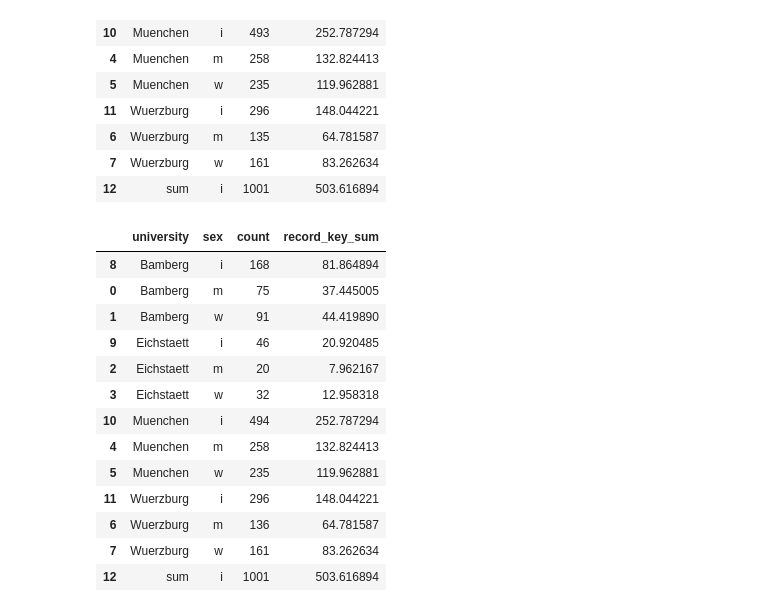
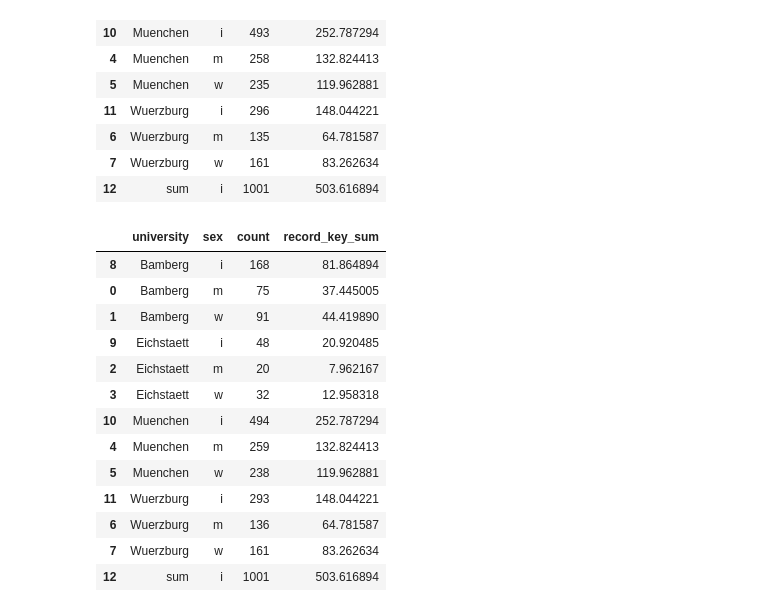
Before and after one commit to JoshuaSimon/Cell-Key-Method, a Jupyter notebook: src/ckm.ipynb, the cells around one changed output. Saved outputs shown, nothing was run; the diff lists cells and outputs as text; code cells hidden in the pictures.

```diff
--- a/src/ckm.ipynb
+++ b/src/ckm.ipynb
@@ -345,21 +345,21 @@ table_data2
 # %%
 overlayed_data2 = apply_ckm(
     table_data2, OVERLAY_MATRIX, CHANGE_VECTOR,
-    ["count"], ["record_key_sum"], seed=42, p=[0.45]
+    ["count"], ["record_key_sum"], seed=42, p=[0]
 )
 overlayed_data2
 # %% [output]
 |  | university | sex | count | record_key_sum |
 | 8 | Bamberg | i | 168 | 81.864894 |
 | 0 | Bamberg | m | 75 | 37.445005 |
 | 1 | Bamberg | w | 91 | 44.419890 |
-| 9 | Eichstaett | i | 46 | 20.920485 |
+| 9 | Eichstaett | i | 48 | 20.920485 |
 | 2 | Eichstaett | m | 20 | 7.962167 |
 | 3 | Eichstaett | w | 32 | 12.958318 |
 | 10 | Muenchen | i | 494 | 252.787294 |
-| 4 | Muenchen | m | 258 | 132.824413 |
-| 5 | Muenchen | w | 235 | 119.962881 |
-| 11 | Wuerzburg | i | 296 | 148.044221 |
+| 4 | Muenchen | m | 259 | 132.824413 |
+| 5 | Muenchen | w | 238 | 119.962881 |
+| 11 | Wuerzburg | i | 293 | 148.044221 |
 | 6 | Wuerzburg | m | 136 | 64.781587 |
 | 7 | Wuerzburg | w | 161 | 83.262634 |
 | 12 | sum | i | 1001 | 503.616894 |
```
Also changed, not shown: parts of 4 cells of this notebook, 11 other files.
